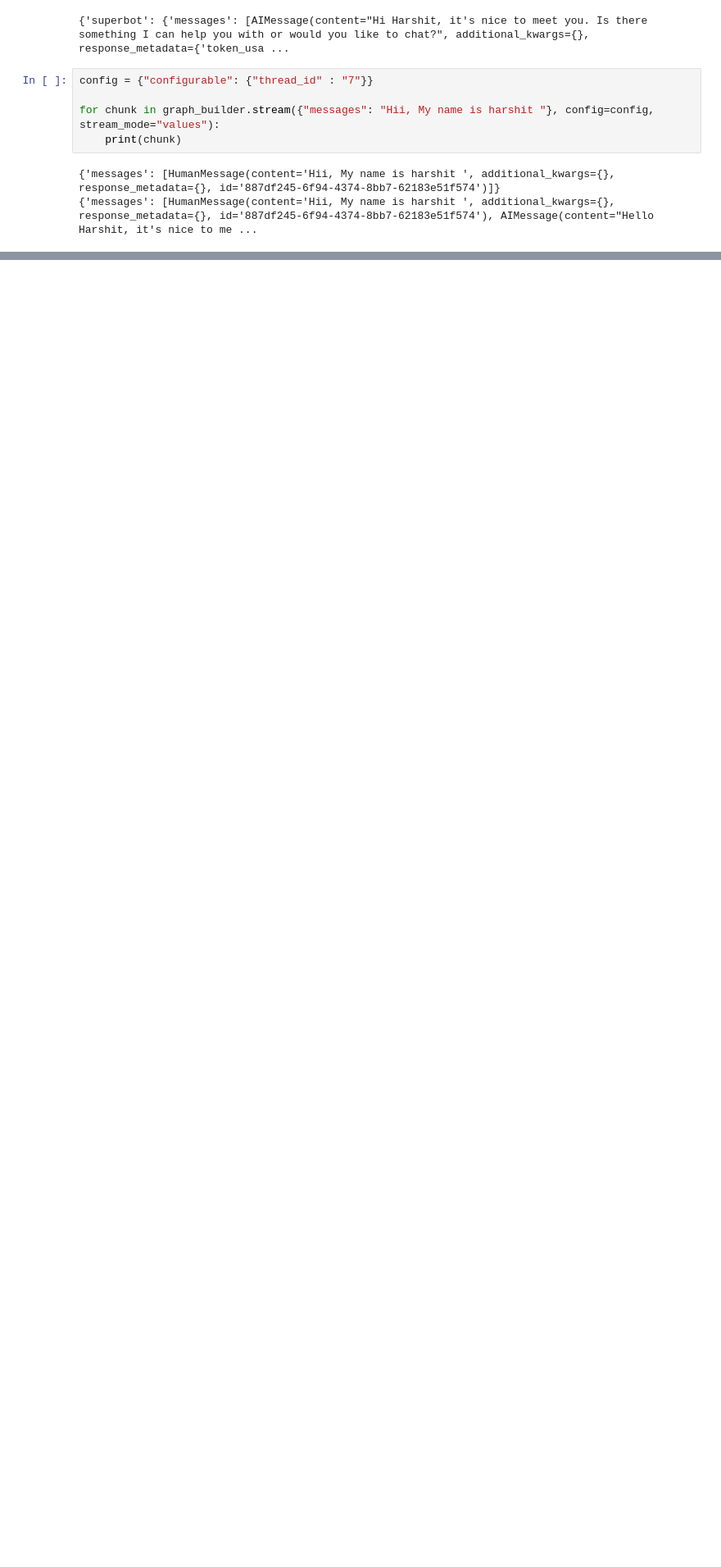
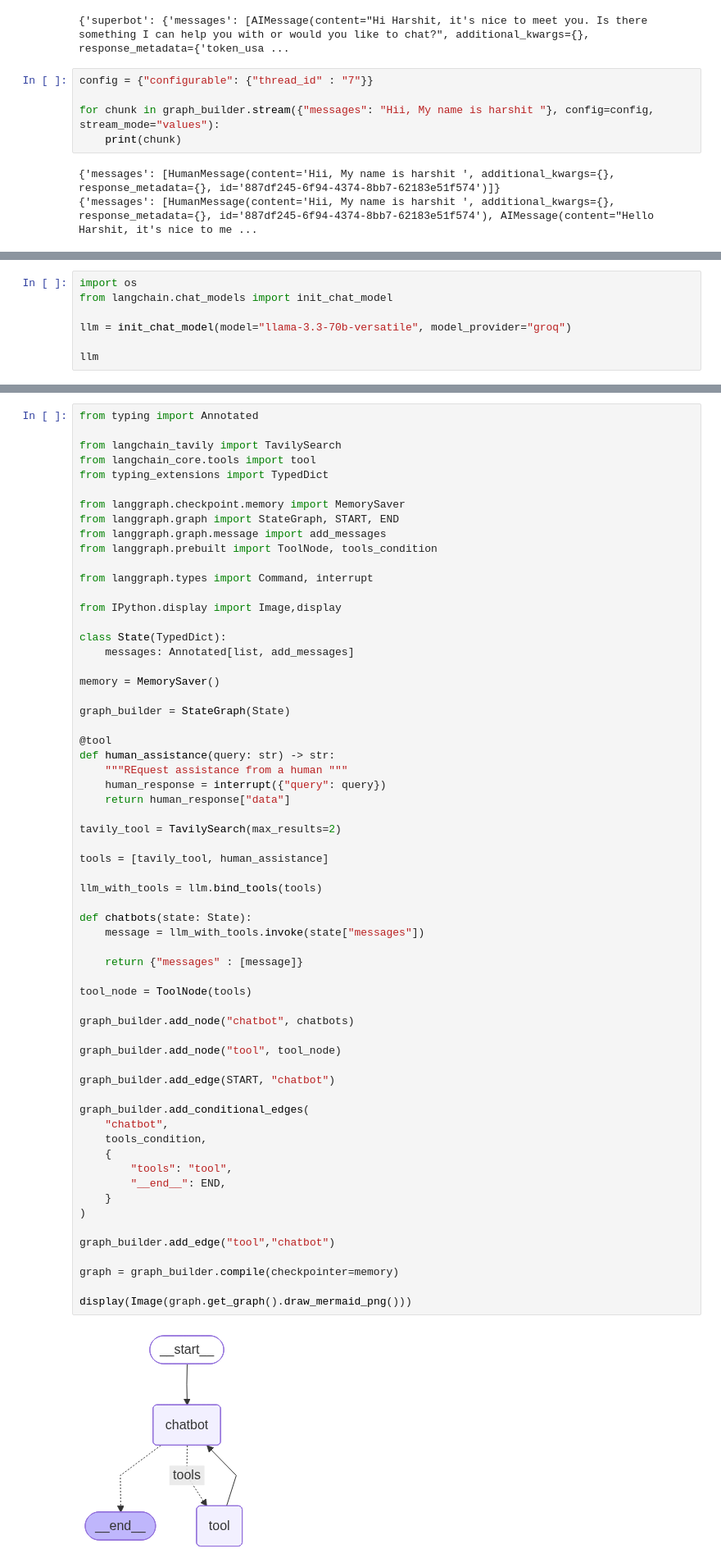
Before and after one commit to harshitgarg-03/langgraph_updated, a Jupyter notebook: BasicChatbot/basicChatbot.ipynb, the cells around one changed output, grey strips where cells are left out. Shown at 82% size. Drawn from its saved outputs; the diff is of its cells as text; blank space fills up the shorter version.

Commit message:
human feedback

```diff
--- a/BasicChatbot/basicChatbot.ipynb
+++ b/BasicChatbot/basicChatbot.ipynb
@@ -423,0 +426,7 @@ for chunk in graph_builder.stream({"messages": "Hii, My name is harshit "}, conf
+# %%
+import os
+from langchain.chat_models import init_chat_model
+
+llm = init_chat_model(model="llama-3.3-70b-versatile", model_provider="groq")
+
+llm
@@ -423,0 +435,64 @@ for chunk in graph_builder.stream({"messages": "Hii, My name is harshit "}, conf
+# %%
+from typing import Annotated
+
+from langchain_tavily import TavilySearch
+from langchain_core.tools import tool
+from typing_extensions import TypedDict
+
+from langgraph.checkpoint.memory import MemorySaver
+from langgraph.graph import StateGraph, START, END
+from langgraph.graph.message import add_messages
+from langgraph.prebuilt import ToolNode, tools_condition
+
+from langgraph.types import Command, interrupt
+
+from IPython.display import Image,display
+
+class State(TypedDict):
+    messages: Annotated[list, add_messages]
+
+memory = MemorySaver()
+
+graph_builder = StateGraph(State)
+
+@tool
+def human_assistance(query: str) -> str:
+    """REquest assistance from a human """
+    human_response = interrupt({"query": query})
+    return human_response["data"]
+
+tavily_tool = TavilySearch(max_results=2)
+
+tools = [tavily_tool, human_assistance]
+
+llm_with_tools = llm.bind_tools(tools)
+
+def chatbots(state: State):
+    message = llm_with_tools.invoke(state["messages"])
+
+    return {"messages" : [message]}
+
+tool_node = ToolNode(tools)
+
+graph_builder.add_node("chatbot", chatbots)
+
+graph_builder.add_node("tool", tool_node)
+
+graph_builder.add_edge(START, "chatbot")
+
+graph_builder.add_conditional_edges(
+    "chatbot",
+    tools_condition,
+    {
+        "tools": "tool",
+        "__end__": END,
+    }
+)
+
+graph_builder.add_edge("tool","chatbot")
+
+graph = graph_builder.compile(checkpointer=memory)
+
+display(Image(graph.get_graph().draw_mermaid_png()))
+# %% [output]
+[figure, added]
```
Also changed, not shown: parts of 4 cells of this notebook.
